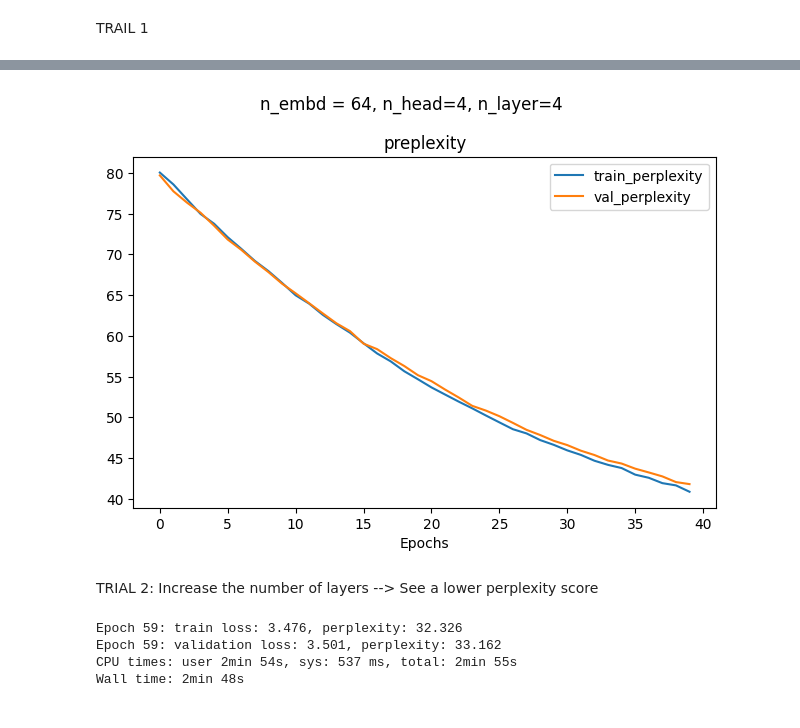
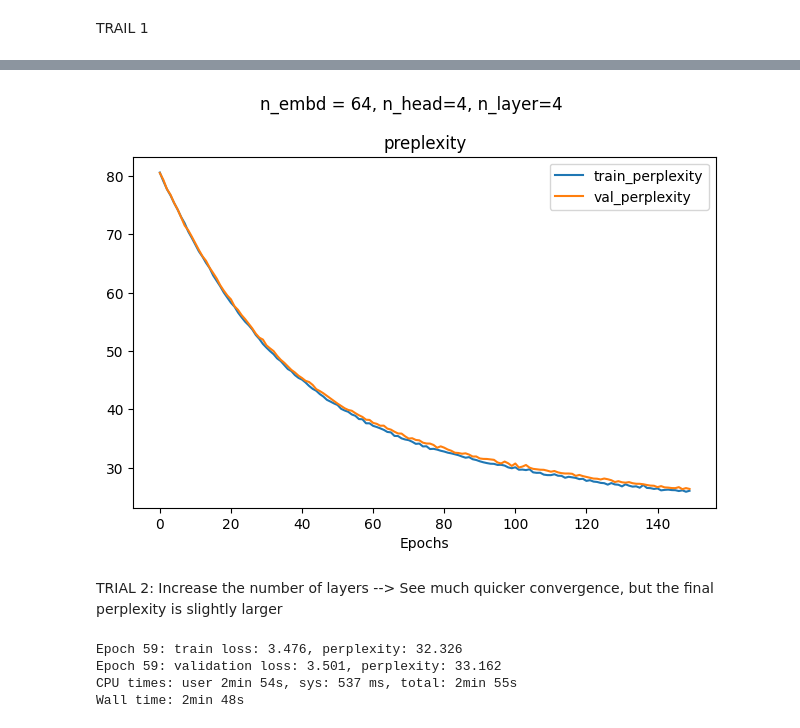
Before and after one commit to AnanthKandala/ai-science-training-series, a Jupyter notebook: 05_llm_part2/hw_5.ipynb, the cells around one changed output, grey strips where cells are left out. Drawn from its saved outputs; the diff is of its cells as text; code cells hidden in the pictures.

```diff
--- a/05_llm_part2/hw_5.ipynb
+++ b/05_llm_part2/hw_5.ipynb
@@ -197,7 +197,7 @@ n_head = 4 ## so head_size = 16
 n_layer = 4
 model = LanguageModel().to(device)
 optimizer = torch.optim.AdamW(model.parameters(), lr=1e-4, weight_decay=0.01)
-epochs = 60
+epochs = 150
 cols = ["train_perplexity", "val_perplexity"]
 training_frame = {col: [] for col in cols}
 for epoch in tqdm(range(epochs)):
@@ -227,6 +227,6 @@ Wall time: 1min 3s
-[figure, old version]
+[figure, new version]
 # %% [markdown]
-TRIAL 2: Increase the number of layers --> See a lower perplexity score
+TRIAL 2: Increase the number of layers --> See much quicker convergence, but the final perplexity is slightly larger
 # %%
 %%time
 n_embd = 64
```
Also changed, not shown: parts of 5 cells of this notebook, 4 other files.
